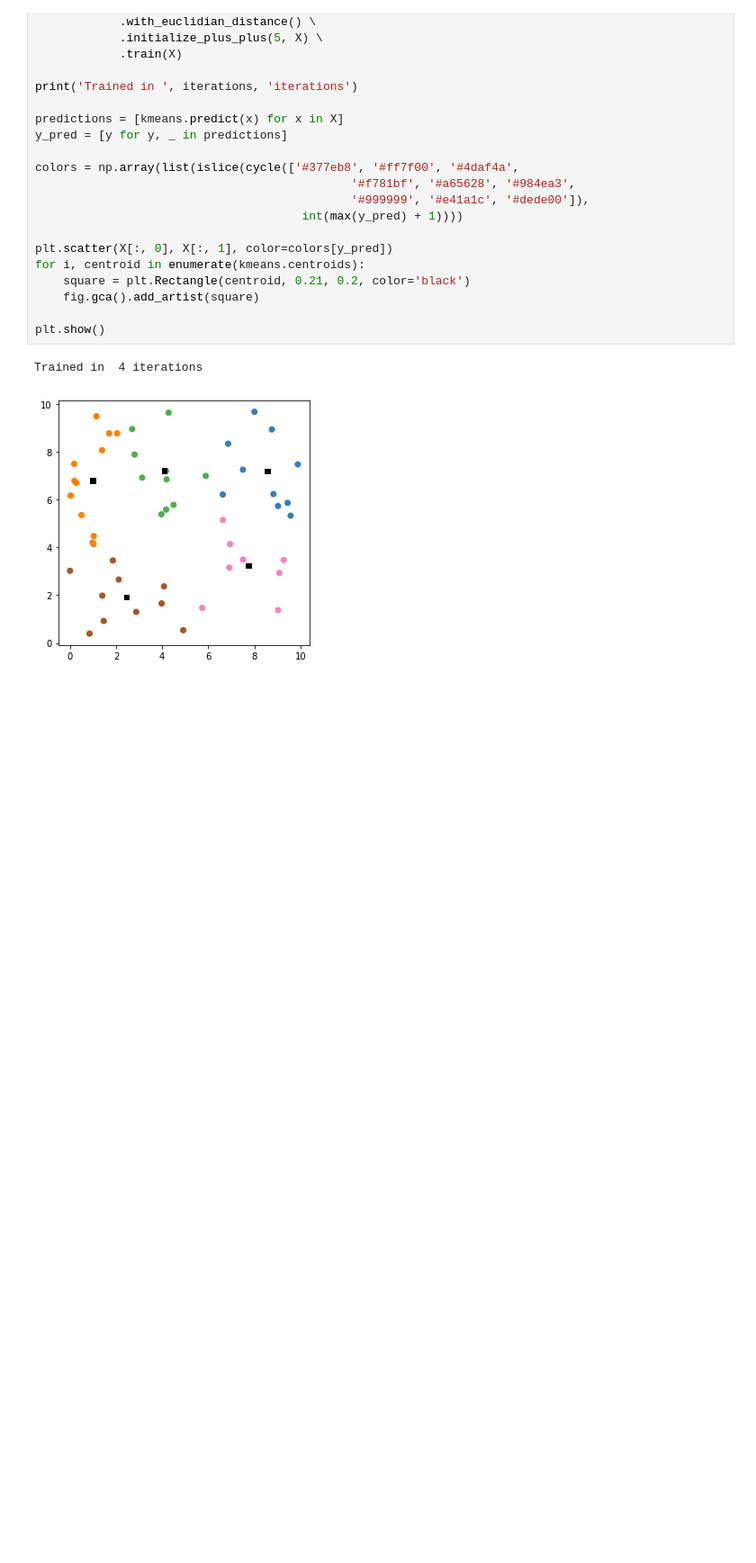
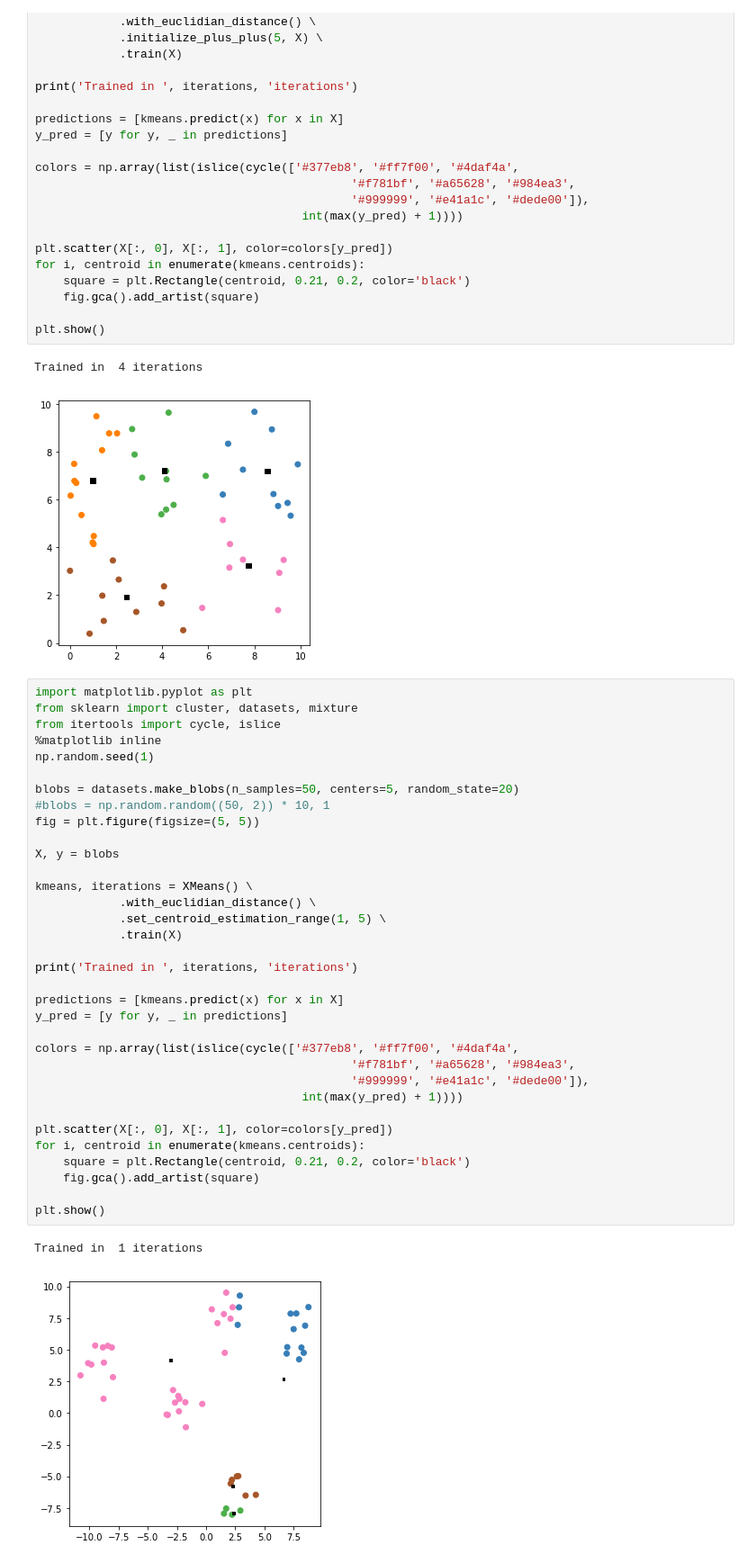
Before and after one commit to E-Trindade/python-kmeans, a Jupyter notebook: KMeans.ipynb, the cells around one changed output. Shown at 90% size. Drawn from its saved outputs; the diff is of its cells as text; blank space fills up the shorter version.

Commit message:
wip XMeans

```diff
--- a/KMeans.ipynb
+++ b/KMeans.ipynb
@@ -165,3 +228,40 @@ plt.show()
 # %% [output]
 Trained in  4 iterations
 [figure]
+# %%
+import matplotlib.pyplot as plt
+from sklearn import cluster, datasets, mixture
+from itertools import cycle, islice
+%matplotlib inline
+np.random.seed(1)
+
+blobs = datasets.make_blobs(n_samples=50, centers=5, random_state=20)
+#blobs = np.random.random((50, 2)) * 10, 1
+fig = plt.figure(figsize=(5, 5))
+
+X, y = blobs
+
+kmeans, iterations = XMeans() \
+            .with_euclidian_distance() \
+            .set_centroid_estimation_range(1, 5) \
+            .train(X)
+
+print('Trained in ', iterations, 'iterations')
+
+predictions = [kmeans.predict(x) for x in X]
+y_pred = [y for y, _ in predictions]
+
+colors = np.array(list(islice(cycle(['#377eb8', '#ff7f00', '#4daf4a',
+                                             '#f781bf', '#a65628', '#984ea3',
+                                             '#999999', '#e41a1c', '#dede00']),
+                                      int(max(y_pred) + 1))))
+
+plt.scatter(X[:, 0], X[:, 1], color=colors[y_pred])
+for i, centroid in enumerate(kmeans.centroids):
+    square = plt.Rectangle(centroid, 0.21, 0.2, color='black')
+    fig.gca().add_artist(square)
+
+plt.show()
+# %% [output]
+Trained in  1 iterations
+[figure, added]
```
Also changed, not shown: parts of 2 cells of this notebook.
